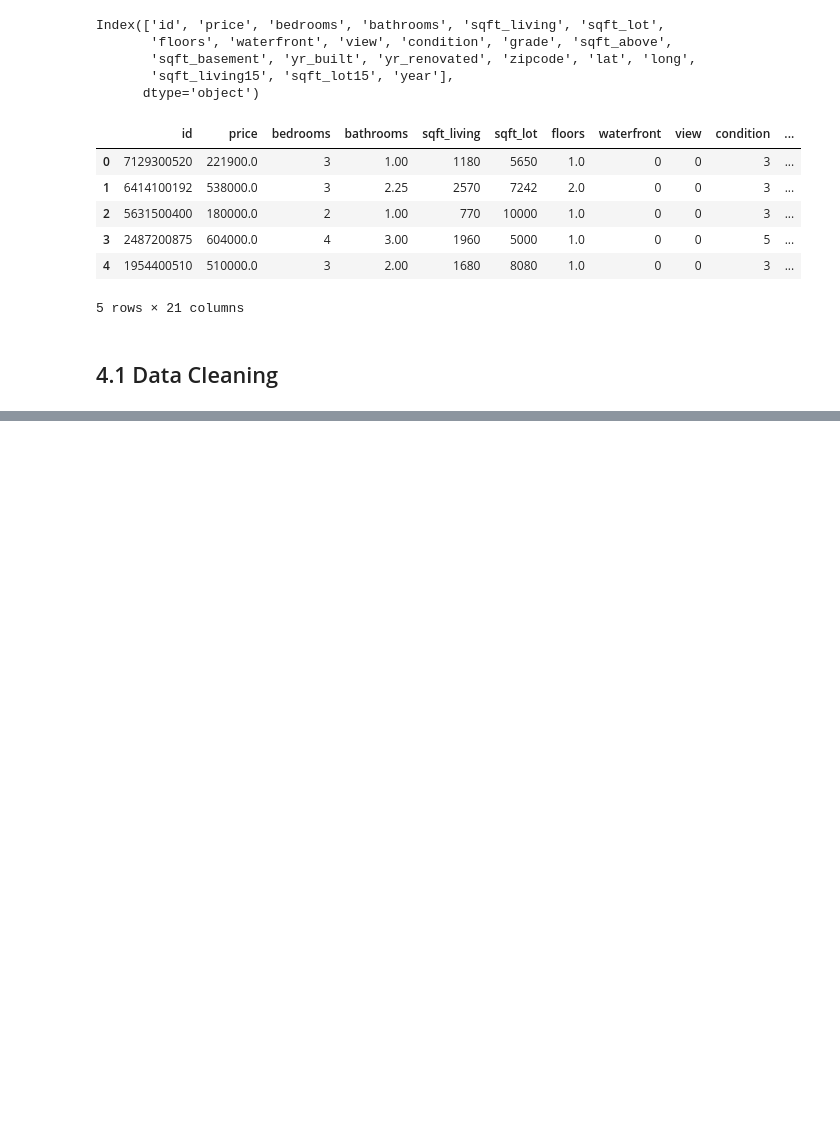
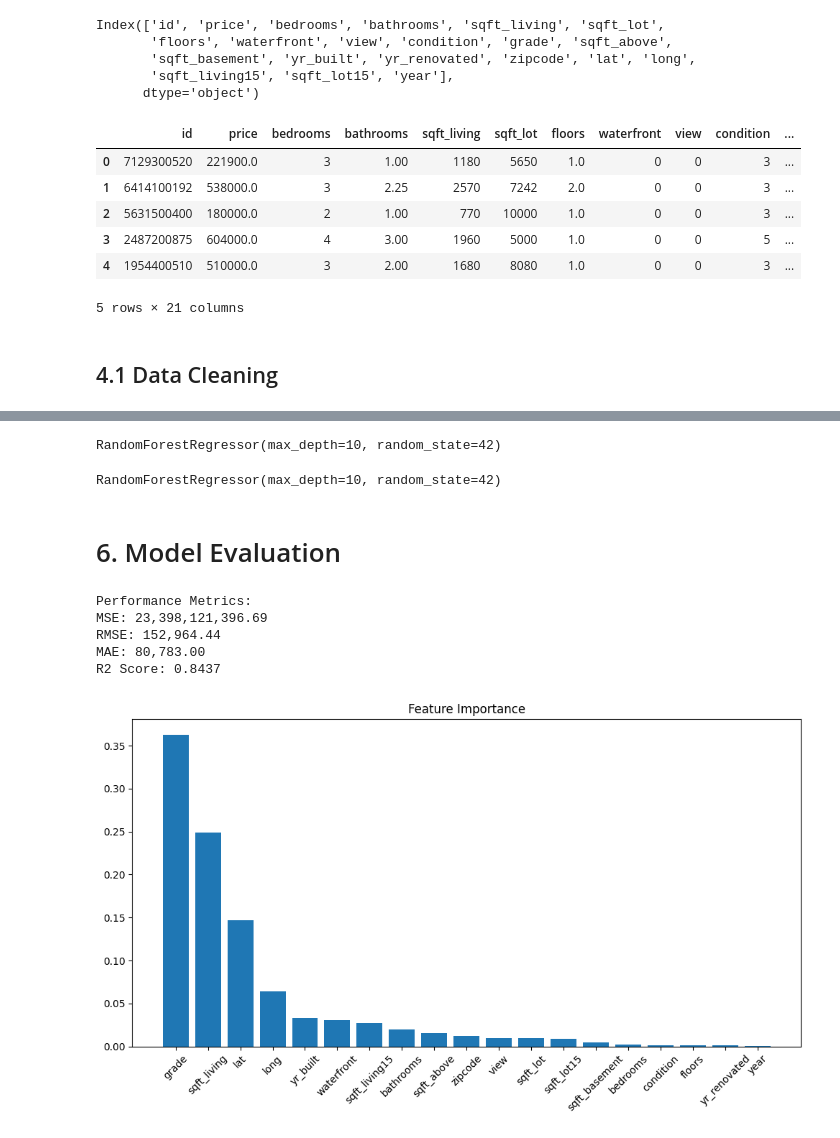
Before and after one commit to Mnr04/Kaggle_Projects, a Jupyter notebook: House_Price_Prediction.ipynb, the cells around one changed output, grey strips where cells are left out. Cells and saved outputs as stored; diff of their text form; code cells hidden in the pictures; blank space fills up the shorter version.

```diff
--- a/House_Price_Prediction.ipynb
+++ b/House_Price_Prediction.ipynb
@@ -328,0 +360,4 @@ df = df.drop(columns=['id'])
+# %%
+# Apply scaler to X_train and X_test
+X_train_processed[non_log_features_train] = scaler.transform(X_train_processed[non_log_features_train])
+X_test_processed[non_log_features_train] = scaler.transform(X_test_processed[non_log_features_train])
@@ -328,0 +368,14 @@ df = df.drop(columns=['id'])
+# %%
+# Train the model
+rf_model = RandomForestRegressor(
+    n_estimators=100,  # Number of trees
+    random_state=42,   # Reproducibility
+    max_depth=10       # Maximum tree depth
+)
+rf_model.fit(X_train, y_train)
+# %% [output]
+RandomForestRegressor(max_depth=10, random_state=42)
+# %%
+rf_model.fit(X_train_processed, y_train)
+# %% [output]
+RandomForestRegressor(max_depth=10, random_state=42)
@@ -328,0 +385,2 @@ df = df.drop(columns=['id'])
+# %% [markdown]
+# 6. Model Evaluation
@@ -328,0 +393,25 @@ df = df.drop(columns=['id'])
+# %%
+print("Performance Metrics:")
+print(f"MSE: {mse:,.2f}")
+print(f"RMSE: {rmse:,.2f}")
+print(f"MAE: {mae:,.2f}")
+print(f"R2 Score: {r2:.4f}")
+# %% [output]
+Performance Metrics:
+MSE: 23,398,121,396.69
+RMSE: 152,964.44
+MAE: 80,783.00
+R2 Score: 0.8437
+# %%
+# Feature importance
+importances = rf_model.feature_importances_
+indices = np.argsort(importances)[::-1]
+# %%
+plt.figure(figsize=(10, 6))
+plt.title("Feature Importance")
+plt.bar(range(len(importances)), importances[indices])
+plt.xticks(range(len(importances)), [X_train.columns[i] for i in indices], rotation=45)
+plt.tight_layout()
+plt.show()
+# %% [output]
+[figure, added]
```
Also changed, not shown: parts of 19 cells of this notebook.
